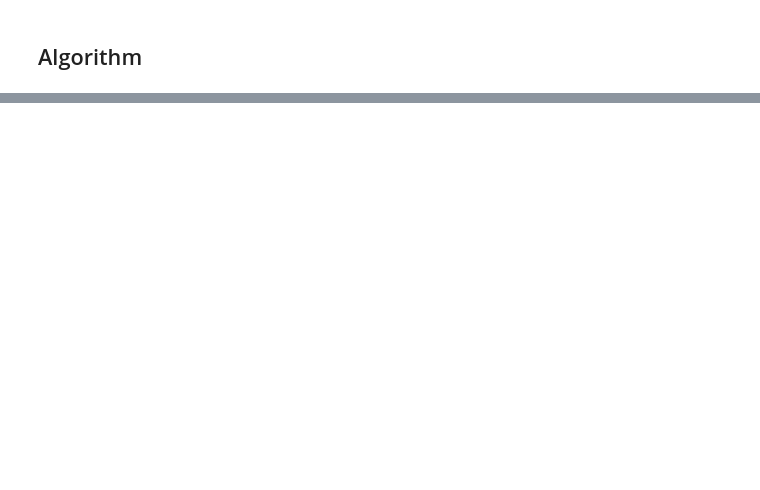
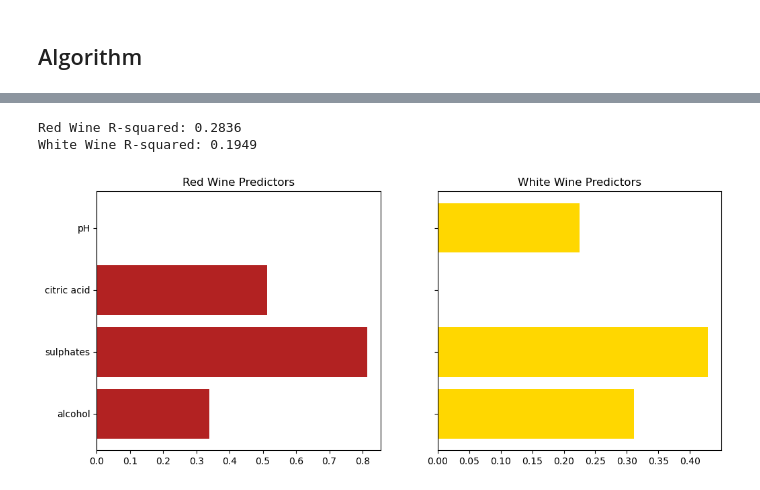
Before and after one commit to CharlieMalick/red-wine-supernova, a Jupyter notebook: red_wine_supernova.ipynb, the cells around one changed output, grey strips where cells are left out. Drawn from its saved outputs; the diff is of its cells as text; code cells hidden in the pictures; blank space fills up the shorter version.

Commit message:
Added linear regression math and coefficient visualization

```diff
--- a/red_wine_supernova.ipynb
+++ b/red_wine_supernova.ipynb
@@ -76,0 +141,42 @@ Looking at our wine quality analysis, we see that our highest predictors for red
+# %%
+def get_r_squared(data, features, target, beta):
+    X = data[features].values
+    y = data[target].values
+    X_bias = np.c_[np.ones(X.shape[0]), X]
+
+    # Predictions
+    predictions = X_bias @ beta
+
+    # Residual sum of squares (SSR) and Total sum of squares (SST)
+    ssr = np.sum((y - predictions) ** 2)
+    sst = np.sum((y - np.mean(y)) ** 2)
+
+    return 1 - (ssr / sst)
+
+print(f"Red Wine R-squared: {get_r_squared(rw_df, red_features, 'quality', red_coeffs):.4f}")
+print(f"White Wine R-squared: {get_r_squared(ww_df, white_features, 'quality', white_coeffs):.4f}")
+# %% [output]
+Red Wine R-squared: 0.2836
+White Wine R-squared: 0.1949
+# %%
+import matplotlib.pyplot as plt
+
+labels_red = red_features
+values_red = red_coeffs[1:]
+
+labels_white = white_features
+values_white = white_coeffs[1:]
+
+fig, ax = plt.subplots(1, 2, figsize=(12, 5), sharey=True)
+
+ax[0].barh(labels_red, values_red, color='firebrick')
+ax[0].set_title('Red Wine Predictors')
+ax[0].axvline(0, color='black', lw=0.8)
+
+ax[1].barh(labels_white, values_white, color='gold')
+ax[1].set_title('White Wine Predictors')
+ax[1].axvline(0, color='black', lw=0.8)
+
+plt.show()
+# %% [output]
+[figure, added]
```
Also changed, not shown: parts of 7 cells of this notebook.
